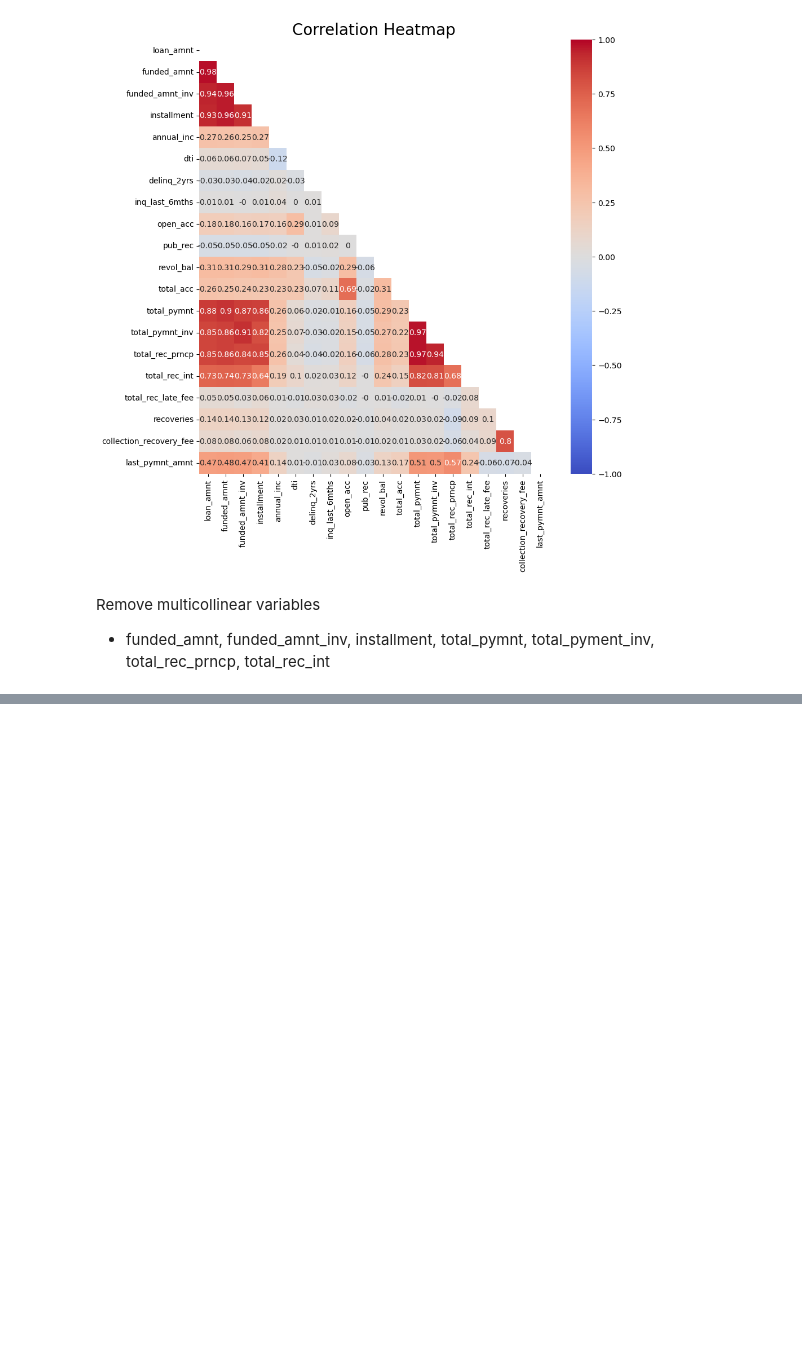
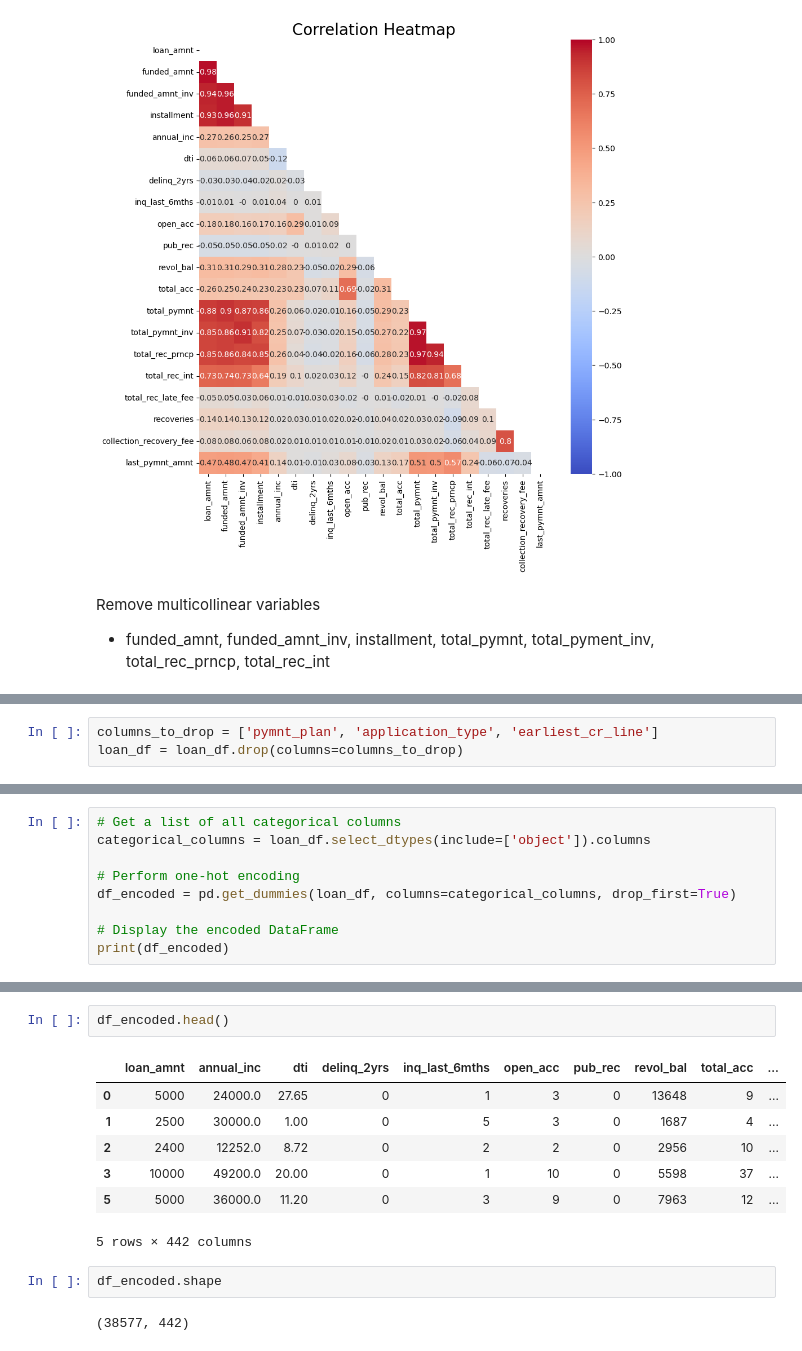
Before and after one commit to ntran119/data_projects, a Jupyter notebook: 2024_Predicting_Loans.ipynb, the cells around one changed output, grey strips where cells are left out. Saved outputs shown, nothing was run; the diff lists cells and outputs as text; blank space fills up the shorter version.

```diff
--- a/2024_Predicting_Loans.ipynb
+++ b/2024_Predicting_Loans.ipynb
@@ -179,0 +289,3 @@ Remove multicollinear variables
+# %%
+columns_to_drop = ['pymnt_plan', 'application_type', 'earliest_cr_line']
+loan_df = loan_df.drop(columns=columns_to_drop)
@@ -179,0 +312,9 @@ Remove multicollinear variables
+# %%
+# Get a list of all categorical columns
+categorical_columns = loan_df.select_dtypes(include=['object']).columns
+
+# Perform one-hot encoding
+df_encoded = pd.get_dummies(loan_df, columns=categorical_columns, drop_first=True)
+
+# Display the encoded DataFrame
+print(df_encoded)
@@ -179,0 +339,14 @@ Remove multicollinear variables
+# %%
+df_encoded.head()
+# %% [output]
+|  | loan_amnt | annual_inc | dti | delinq_2yrs | inq_last_6mths | open_acc | pub_rec | revol_bal | total_acc | ... |
+| 0 | 5000 | 24000.0 | 27.65 | 0 | 1 | 3 | 0 | 13648 | 9 | ... |
+| 1 | 2500 | 30000.0 | 1.00 | 0 | 5 | 3 | 0 | 1687 | 4 | ... |
+| 2 | 2400 | 12252.0 | 8.72 | 0 | 2 | 2 | 0 | 2956 | 10 | ... |
+| 3 | 10000 | 49200.0 | 20.00 | 0 | 1 | 10 | 0 | 5598 | 37 | ... |
+| 5 | 5000 | 36000.0 | 11.20 | 0 | 3 | 9 | 0 | 7963 | 12 | ... |
+5 rows × 442 columns
+# %%
+df_encoded.shape
+# %% [output]
+(38577, 442)
```
Also changed, not shown: parts of 13 cells of this notebook.
